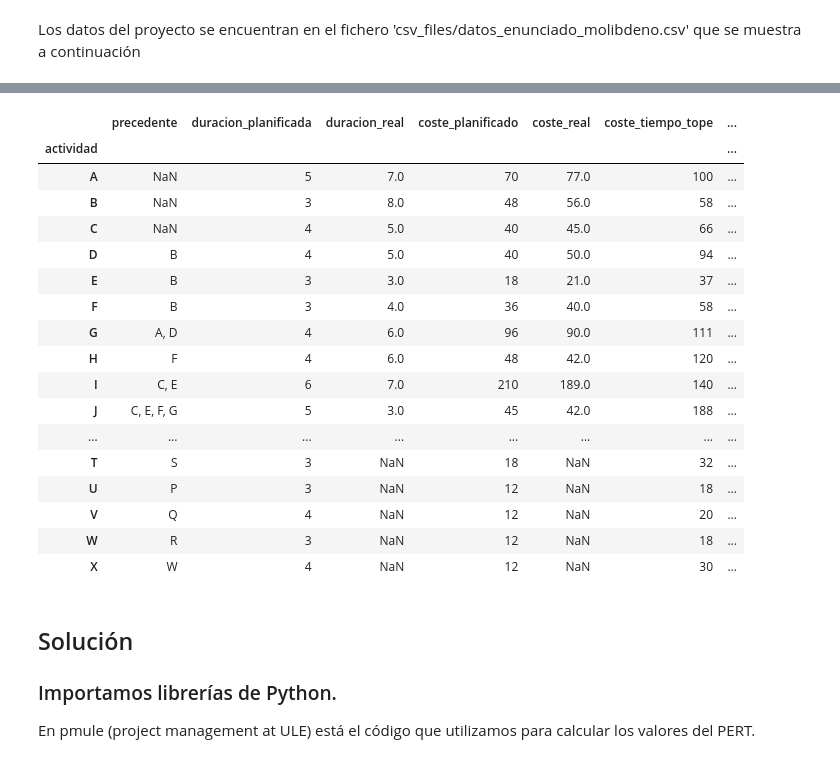
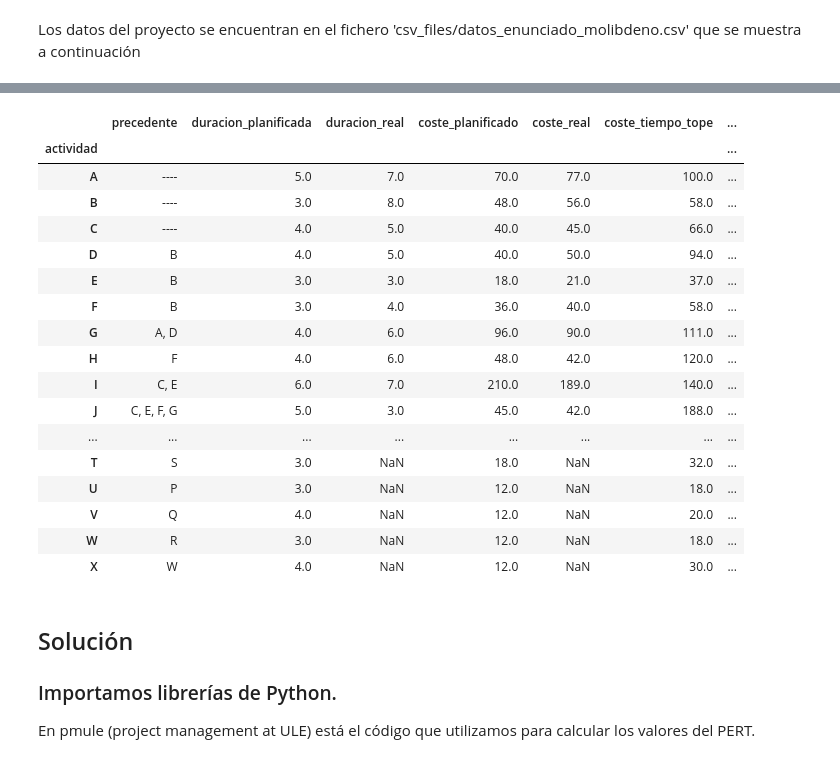
Before and after one commit to mcasl/pmULE, a Jupyter notebook: Ejercicio Molibdeno.ipynb, the cells around one changed output, grey strips where cells are left out. Saved outputs shown, nothing was run; the diff lists cells and outputs as text; code cells hidden in the pictures.

```diff
--- a/Ejercicio Molibdeno.ipynb
+++ b/Ejercicio Molibdeno.ipynb
@@ -17,3 +17,13 @@ Ha recibido Vd. esta carta. Adopte el papel del destinatario y actúe en consecu
 > Reciba un cordial saludo.
 # %% [markdown]
 Los datos del proyecto se encuentran en el fichero 'csv_files/datos_enunciado_molibdeno.csv' que se muestra a continuación
+# %%
+from google.colab import drive
+drive.mount('/content/gdrive/')
+pmule_path = r'/content/gdrive/MyDrive/COMPARTIDOS/COMPARTIDO_AREA/DOCENCIA/Direccion_de_Proyectos/pmule/compartido_publico_alumnos/'
+
+import sys
+sys.path.insert(1, pmule_path + "src")
+!source {pmule_path}venv/bin/activate
+!apt install libgraphviz-dev
+!python -m pip install pygraphviz
@@ -20,31 +38,34 @@ Los datos del proyecto se encuentran en el fichero 'csv_files/datos_enunciado_mo
 # %%
-# Alargamos el ancho de las celdas al 100%
-from IPython.core.display import display, HTML
-display(HTML("<style>.container { width:100% !important; }</style>"))
+# Alargamos el ancho de las celdas al 90%
+from IPython.display import display, HTML
+display(HTML("<style>.container { width:80% !important; }</style>"))
 
 import pandas as pd
 import numpy as np
-datos_enunciado = pd.read_csv("csv_files/datos_enunciado_molibdeno.csv", sep=';', na_values='----', index_col='actividad')
+datos_enunciado = pd.read_csv(pmule_path + "csv_files/datos_enunciado_molibdeno.csv", sep=';', index_col='actividad')
+
+columnas = [columna for columna in datos_enunciado.columns if columna!= 'precedente']
+datos_enunciado[columnas] = datos_enunciado[columnas].replace('----', np.nan).astype(float)
 datos_enunciado
 # %% [output]
 |  | precedente | duracion_planificada | duracion_real | coste_planificado | coste_real | coste_tiempo_tope | ... |
 | actividad |  |  |  |  |  |  | ... |
-| A | NaN | 5 | 7.0 | 70 | 77.0 | 100 | ... |
-| B | NaN | 3 | 8.0 | 48 | 56.0 | 58 | ... |
-| C | NaN | 4 | 5.0 | 40 | 45.0 | 66 | ... |
-| D | B | 4 | 5.0 | 40 | 50.0 | 94 | ... |
-| E | B | 3 | 3.0 | 18 | 21.0 | 37 | ... |
-| F | B | 3 | 4.0 | 36 | 40.0 | 58 | ... |
-| G | A, D | 4 | 6.0 | 96 | 90.0 | 111 | ... |
-| H | F | 4 | 6.0 | 48 | 42.0 | 120 | ... |
-| I | C, E | 6 | 7.0 | 210 | 189.0 | 140 | ... |
-| J | C, E, F, G | 5 | 3.0 | 45 | 42.0 | 188 | ... |
+| A | ---- | 5.0 | 7.0 | 70.0 | 77.0 | 100.0 | ... |
+| B | ---- | 3.0 | 8.0 | 48.0 | 56.0 | 58.0 | ... |
+| C | ---- | 4.0 | 5.0 | 40.0 | 45.0 | 66.0 | ... |
+| D | B | 4.0 | 5.0 | 40.0 | 50.0 | 94.0 | ... |
+| E | B | 3.0 | 3.0 | 18.0 | 21.0 | 37.0 | ... |
+| F | B | 3.0 | 4.0 | 36.0 | 40.0 | 58.0 | ... |
+| G | A, D | 4.0 | 6.0 | 96.0 | 90.0 | 111.0 | ... |
+| H | F | 4.0 | 6.0 | 48.0 | 42.0 | 120.0 | ... |
+| I | C, E | 6.0 | 7.0 | 210.0 | 189.0 | 140.0 | ... |
+| J | C, E, F, G | 5.0 | 3.0 | 45.0 | 42.0 | 188.0 | ... |
 | ... | ... | ... | ... | ... | ... | ... | ... |
-| T | S | 3 | NaN | 18 | NaN | 32 | ... |
-| U | P | 3 | NaN | 12 | NaN | 18 | ... |
-| V | Q | 4 | NaN | 12 | NaN | 20 | ... |
-| W | R | 3 | NaN | 12 | NaN | 18 | ... |
-| X | W | 4 | NaN | 12 | NaN | 30 | ... |
+| T | S | 3.0 | NaN | 18.0 | NaN | 32.0 | ... |
+| U | P | 3.0 | NaN | 12.0 | NaN | 18.0 | ... |
+| V | Q | 4.0 | NaN | 12.0 | NaN | 20.0 | ... |
+| W | R | 3.0 | NaN | 12.0 | NaN | 18.0 | ... |
+| X | W | 4.0 | NaN | 12.0 | NaN | 30.0 | ... |
 # %% [markdown]
 ## Solución
 ### Importamos librerías de Python.
```
Also changed, not shown: parts of 70 cells of this notebook, 22 other files.
